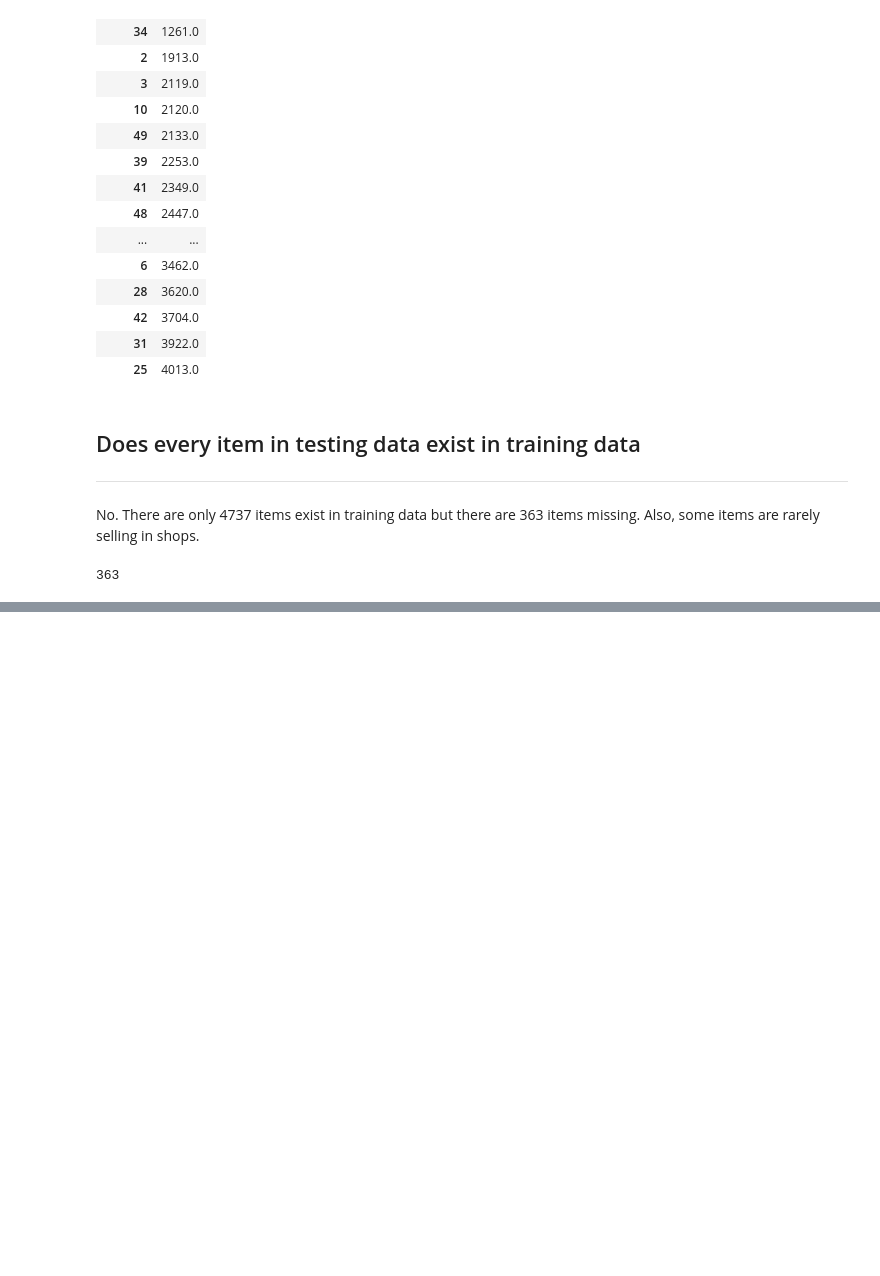
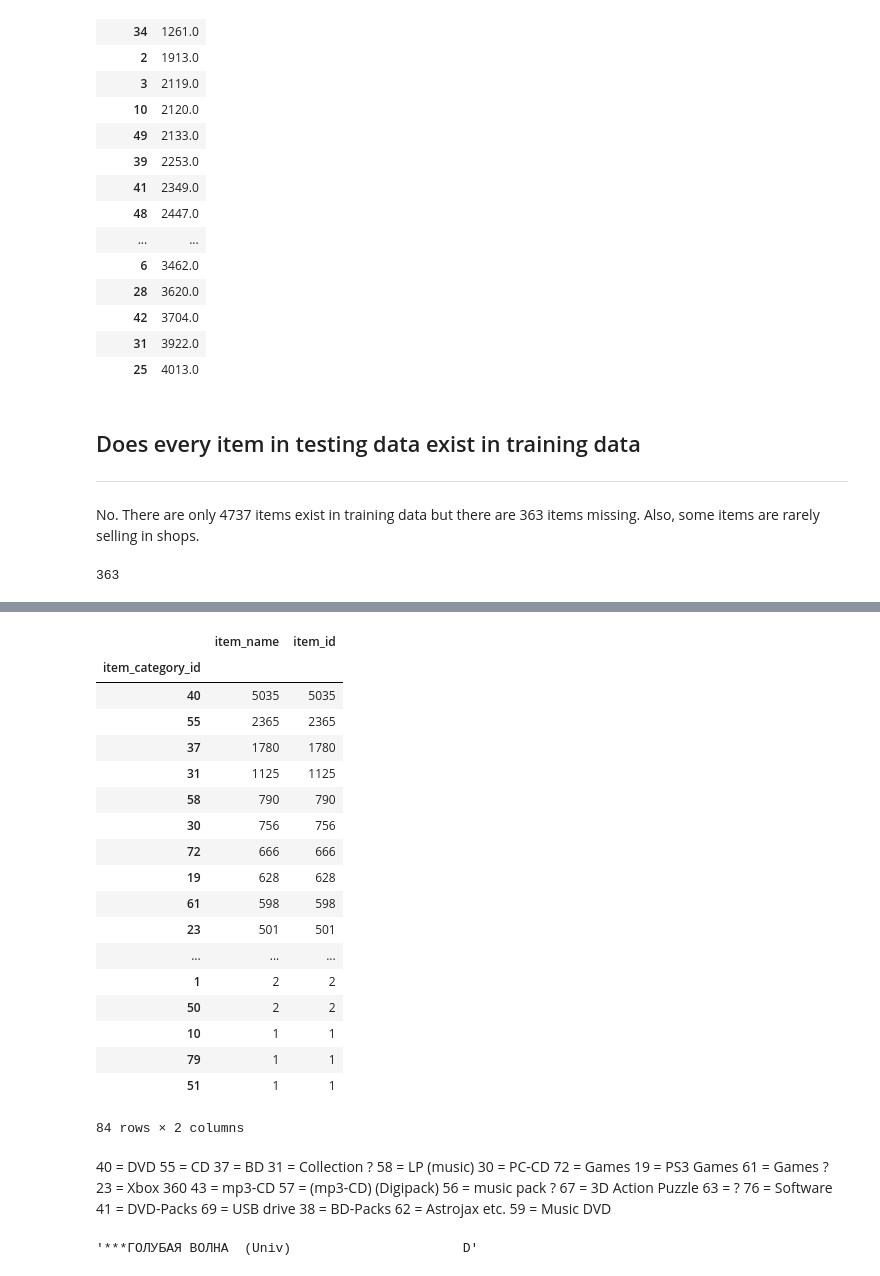
Before and after one commit to fqx/1C_Company_future_sales, a Jupyter notebook: EDA.ipynb, the cells around one changed output, grey strips where cells are left out. Saved outputs shown, nothing was run; the diff lists cells and outputs as text; code cells hidden in the pictures; blank space fills up the shorter version.

```diff
--- a/EDA.ipynb
+++ b/EDA.ipynb
@@ -152,0 +155,4 @@ len(items_testing - items_training)
+# %%
+fpath = "./data-readonly/items.csv"
+df_Items = pd.read_csv(fpath)
+df_Items.head()
@@ -152,0 +166,48 @@ len(items_testing - items_training)
+# %%
+df_Items.groupby('item_category_id').count().sort_values(by=['item_name'], ascending=False)
+# %% [output]
+|  | item_name | item_id |
+| item_category_id |  |  |
+| 40 | 5035 | 5035 |
+| 55 | 2365 | 2365 |
+| 37 | 1780 | 1780 |
+| 31 | 1125 | 1125 |
+| 58 | 790 | 790 |
+| 30 | 756 | 756 |
+| 72 | 666 | 666 |
+| 19 | 628 | 628 |
+| 61 | 598 | 598 |
+| 23 | 501 | 501 |
+| ... | ... | ... |
+| 1 | 2 | 2 |
+| 50 | 2 | 2 |
+| 10 | 1 | 1 |
+| 79 | 1 | 1 |
+| 51 | 1 | 1 |
+84 rows × 2 columns
+# %% [markdown]
+40 = DVD
+55 = CD
+37 = BD
+31 = Collection ?
+58 = LP (music)
+30 = PC-CD
+72 = Games
+19 = PS3 Games
+61 = Games ?
+23 = Xbox 360
+43 = mp3-CD
+57 = (mp3-CD) (Digipack)
+56 = music pack ?
+67 = 3D Action Puzzle
+63 = ?
+76 = Software
+41 = DVD-Packs
+69 = USB drive
+38 = BD-Packs
+62 = Astrojax etc.
+59 = Music DVD
+# %%
+df_Items.loc[3].item_name
+# %% [output]
+'***ГОЛУБАЯ ВОЛНА  (Univ)                      D'
```
Also changed, not shown: parts of 2 cells of this notebook, 3 other files.
